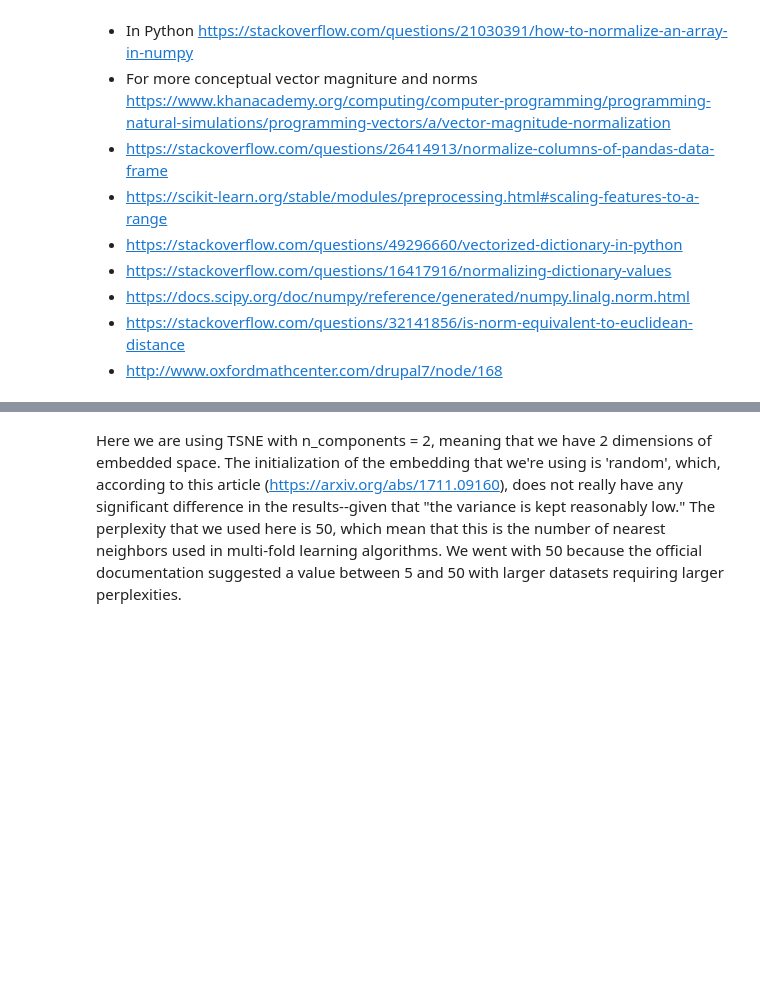
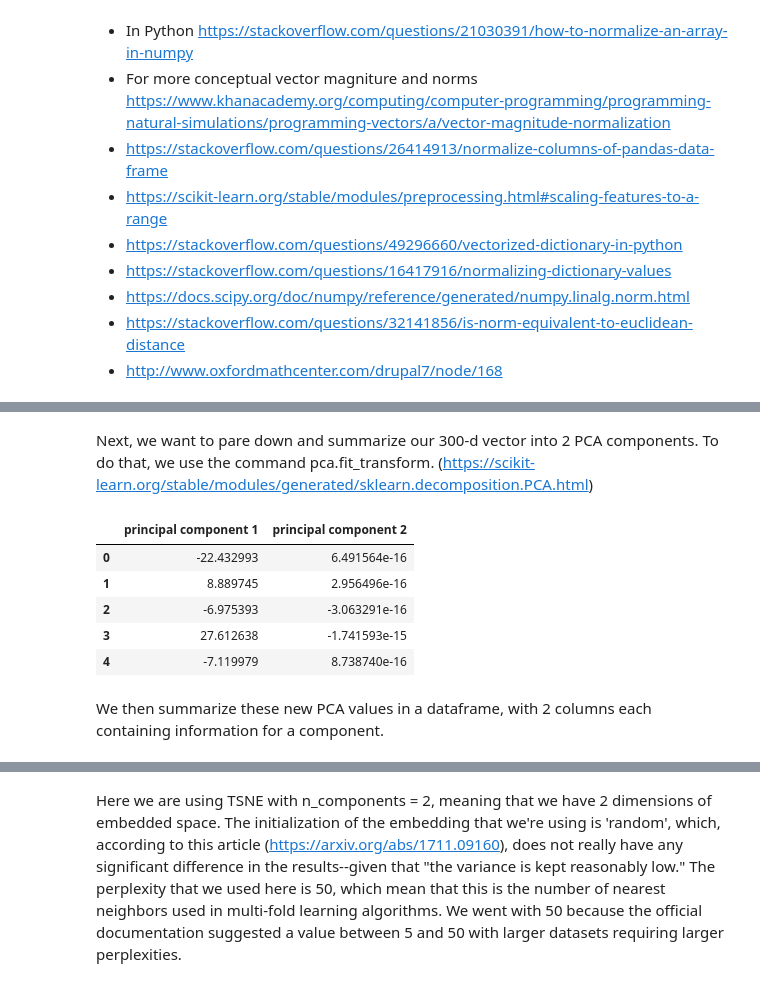
Before and after one commit to angelaaaateng/Projects, a Jupyter notebook: Pangea_RS_5.ipynb, the cells around one changed output, grey strips where cells are left out. Drawn from its saved outputs; the diff is of its cells as text; code cells hidden in the pictures; blank space fills up the shorter version.

```diff
--- a/Pangea_RS_5.ipynb
+++ b/Pangea_RS_5.ipynb
@@ -364,5 +358,0 @@ for title in filtered_word_list:
-# %%
-word_vec_master = pd.DataFrame.from_dict(dict_of_title_vecs, orient='index')
-print(word_vec_master.info())
-word_vec_master.head()
-#not sure if we want the norm to be between -1 and 1? or if that's the similarity score we want
@@ -415,0 +382,15 @@ None
+# %% [markdown]
+Next, we want to pare down and summarize our 300-d vector into 2 PCA components. To do that, we use the command pca.fit_transform. (https://scikit-learn.org/stable/modules/generated/sklearn.decomposition.PCA.html)
+# %%
+principalDf = pd.DataFrame(data = principalComponents
+             , columns = ['principal component 1', 'principal component 2'])
+principalDf.head()
+# %% [output]
+|  | principal component 1 | principal component 2 |
+| 0 | -22.432993 | 6.491564e-16 |
+| 1 | 8.889745 | 2.956496e-16 |
+| 2 | -6.975393 | -3.063291e-16 |
+| 3 | 27.612638 | -1.741593e-15 |
+| 4 | -7.119979 | 8.738740e-16 |
+# %% [markdown]
+We then summarize these new PCA values in a dataframe, with 2 columns each containing information for a component.
```
Also changed, not shown: parts of 21 cells of this notebook.
